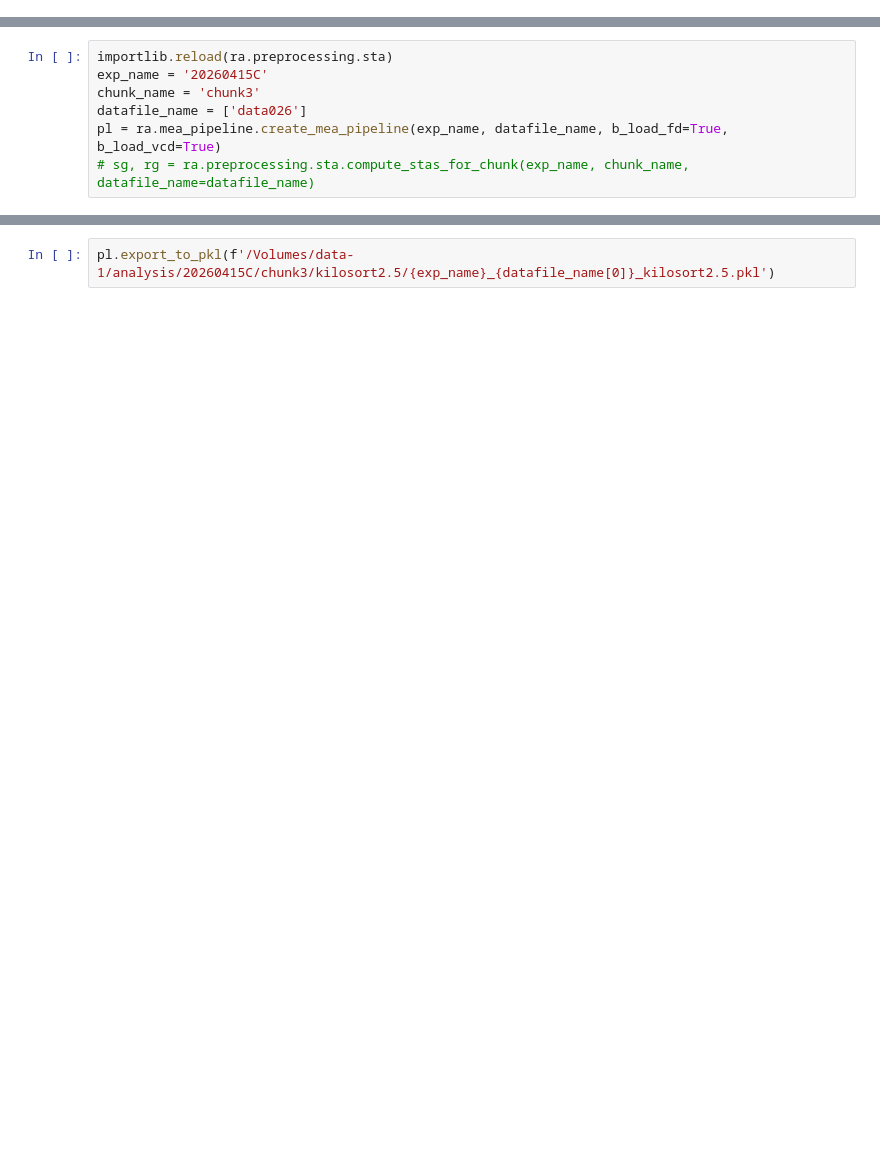
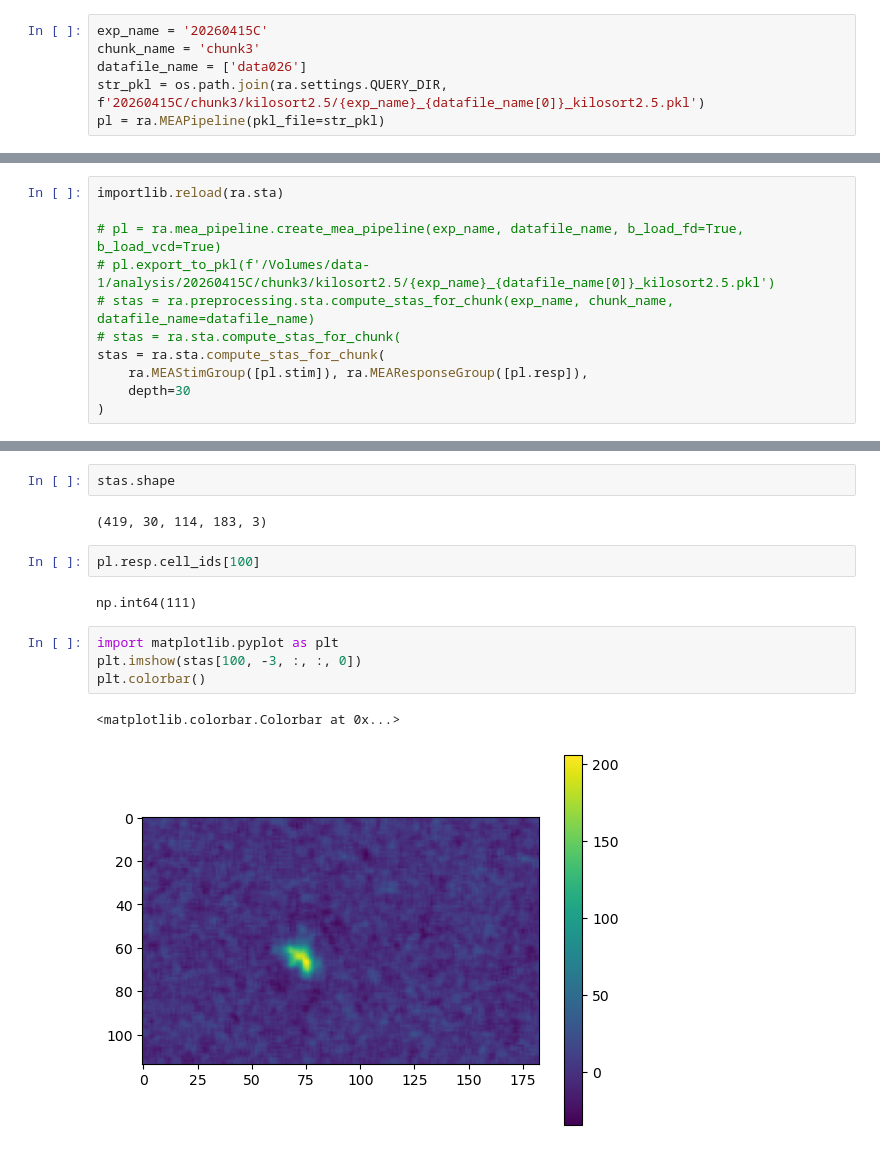
Before and after one commit to DRezeanu/retinanalysis, a Jupyter notebook: nbs/vr_sta.ipynb, the cells around one changed output, grey strips where cells are left out. Saved outputs shown, nothing was run; the diff lists cells and outputs as text; blank space fills up the shorter version.

```diff
--- a/nbs/vr_sta.ipynb
+++ b/nbs/vr_sta.ipynb
@@ -6,0 +9,6 @@ importlib.reload(ra.mea_pipeline)
+# %%
+exp_name = '20260415C'
+chunk_name = 'chunk3'
+datafile_name = ['data026']
+str_pkl = os.path.join(ra.settings.QUERY_DIR, f'20260415C/chunk3/kilosort2.5/{exp_name}_{datafile_name[0]}_kilosort2.5.pkl')
+pl = ra.MEAPipeline(pkl_file=str_pkl)
@@ -7,8 +28,12 @@ importlib.reload(ra.mea_pipeline)
 # %%
-importlib.reload(ra.preprocessing.sta)
-exp_name = '20260415C'
-chunk_name = 'chunk3'
-datafile_name = ['data026']
-pl = ra.mea_pipeline.create_mea_pipeline(exp_name, datafile_name, b_load_fd=True, b_load_vcd=True)
-# sg, rg = ra.preprocessing.sta.compute_stas_for_chunk(exp_name, chunk_name, datafile_name=datafile_name)
+importlib.reload(ra.sta)
+
+# pl = ra.mea_pipeline.create_mea_pipeline(exp_name, datafile_name, b_load_fd=True, b_load_vcd=True)
+# pl.export_to_pkl(f'/Volumes/data-1/analysis/20260415C/chunk3/kilosort2.5/{exp_name}_{datafile_name[0]}_kilosort2.5.pkl')
+# stas = ra.preprocessing.sta.compute_stas_for_chunk(exp_name, chunk_name, datafile_name=datafile_name)
+# stas = ra.sta.compute_stas_for_chunk(
+stas = ra.sta.compute_stas_for_chunk(
+    ra.MEAStimGroup([pl.stim]), ra.MEAResponseGroup([pl.resp]),
+    depth=30
+)
 # %% [output]
@@ -32,2 +50,15 @@ Using vr_kilosort2.5.classification.txt for classification.
-# %%
-pl.export_to_pkl(f'/Volumes/data-1/analysis/20260415C/chunk3/kilosort2.5/{exp_name}_{datafile_name[0]}_kilosort2.5.pkl')
+# %%
+stas.shape
+# %% [output]
+(419, 30, 114, 183, 3)
+# %%
+pl.resp.cell_ids[100]
+# %% [output]
+np.int64(111)
+# %%
+import matplotlib.pyplot as plt
+plt.imshow(stas[100, -3, :, :, 0])
+plt.colorbar()
+# %% [output]
+<matplotlib.colorbar.Colorbar at 0x...>
+[figure, added]
```
Also changed, not shown: parts of 4 cells of this notebook, 3 other files.
